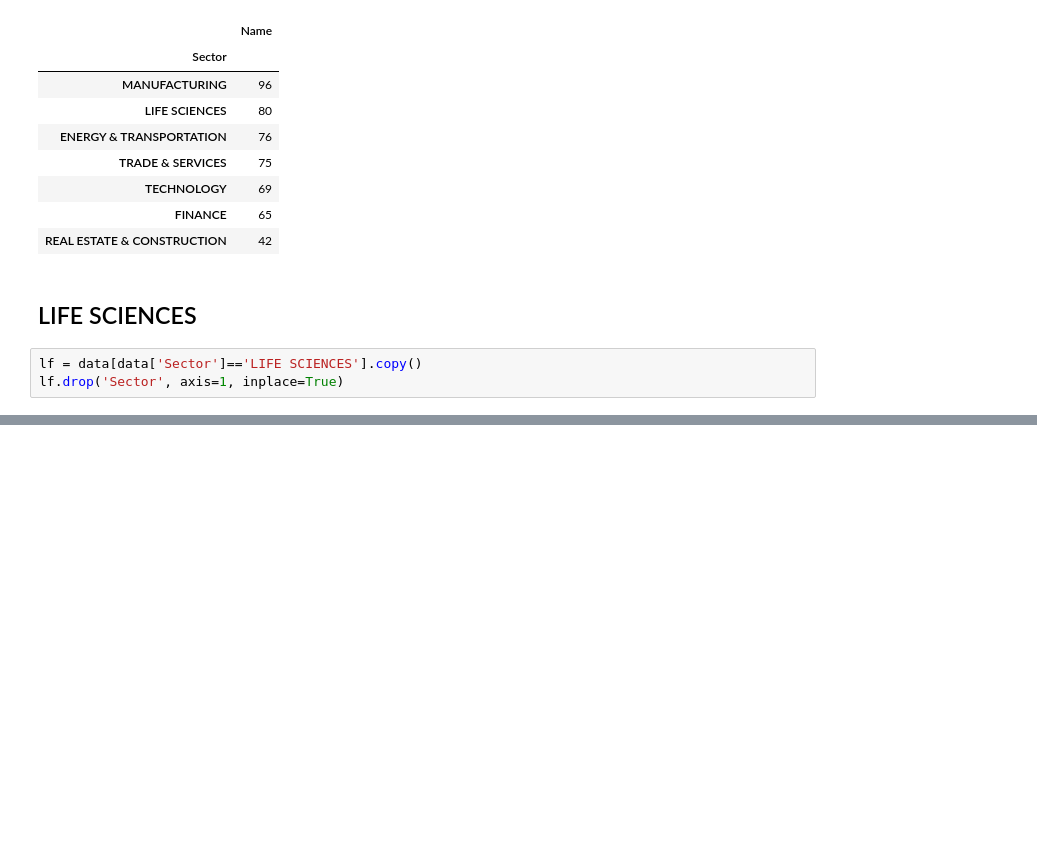
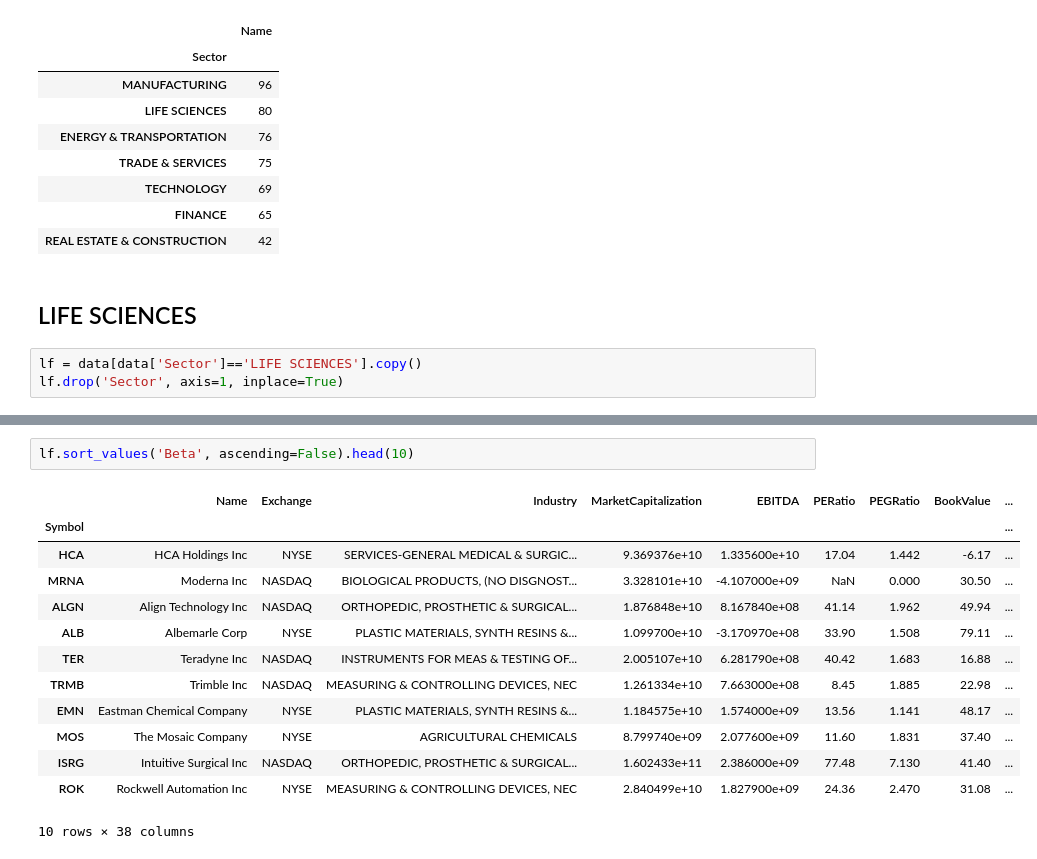
Before and after one commit to fadeeva/stock_market_research, a Jupyter notebook: Portfolio/Search_Review/Sectors_Review.ipynb, the cells around one changed output, grey strips where cells are left out. Cells and saved outputs as stored; diff of their text form; blank space fills up the shorter version.

```diff
--- a/Portfolio/Search_Review/Sectors_Review.ipynb
+++ b/Portfolio/Search_Review/Sectors_Review.ipynb
@@ -78,0 +117,16 @@ lf.head()
+# %%
+lf.sort_values('Beta', ascending=False).head(10)
+# %% [output]
+|  | Name | Exchange | Industry | MarketCapitalization | EBITDA | PERatio | PEGRatio | BookValue | ... |
+| Symbol |  |  |  |  |  |  |  |  | ... |
+| HCA | HCA Holdings Inc | NYSE | SERVICES-GENERAL MEDICAL & SURGIC... | 9.369376e+10 | 1.335600e+10 | 17.04 | 1.442 | -6.17 | ... |
+| MRNA | Moderna Inc | NASDAQ | BIOLOGICAL PRODUCTS, (NO DISGNOST... | 3.328101e+10 | -4.107000e+09 | NaN | 0.000 | 30.50 | ... |
+| ALGN | Align Technology Inc | NASDAQ | ORTHOPEDIC, PROSTHETIC & SURGICAL... | 1.876848e+10 | 8.167840e+08 | 41.14 | 1.962 | 49.94 | ... |
+| ALB | Albemarle Corp | NYSE | PLASTIC MATERIALS, SYNTH RESINS &... | 1.099700e+10 | -3.170970e+08 | 33.90 | 1.508 | 79.11 | ... |
+| TER | Teradyne Inc | NASDAQ | INSTRUMENTS FOR MEAS & TESTING OF... | 2.005107e+10 | 6.281790e+08 | 40.42 | 1.683 | 16.88 | ... |
+| TRMB | Trimble Inc | NASDAQ | MEASURING & CONTROLLING DEVICES, NEC | 1.261334e+10 | 7.663000e+08 | 8.45 | 1.885 | 22.98 | ... |
+| EMN | Eastman Chemical Company | NYSE | PLASTIC MATERIALS, SYNTH RESINS &... | 1.184575e+10 | 1.574000e+09 | 13.56 | 1.141 | 48.17 | ... |
+| MOS | The Mosaic Company | NYSE | AGRICULTURAL CHEMICALS | 8.799740e+09 | 2.077600e+09 | 11.60 | 1.831 | 37.40 | ... |
+| ISRG | Intuitive Surgical Inc | NASDAQ | ORTHOPEDIC, PROSTHETIC & SURGICAL... | 1.602433e+11 | 2.386000e+09 | 77.48 | 7.130 | 41.40 | ... |
+| ROK | Rockwell Automation Inc | NYSE | MEASURING & CONTROLLING DEVICES, NEC | 2.840499e+10 | 1.827900e+09 | 24.36 | 2.470 | 31.08 | ... |
+10 rows × 38 columns
```
Also changed, not shown: parts of 6 cells of this notebook.
